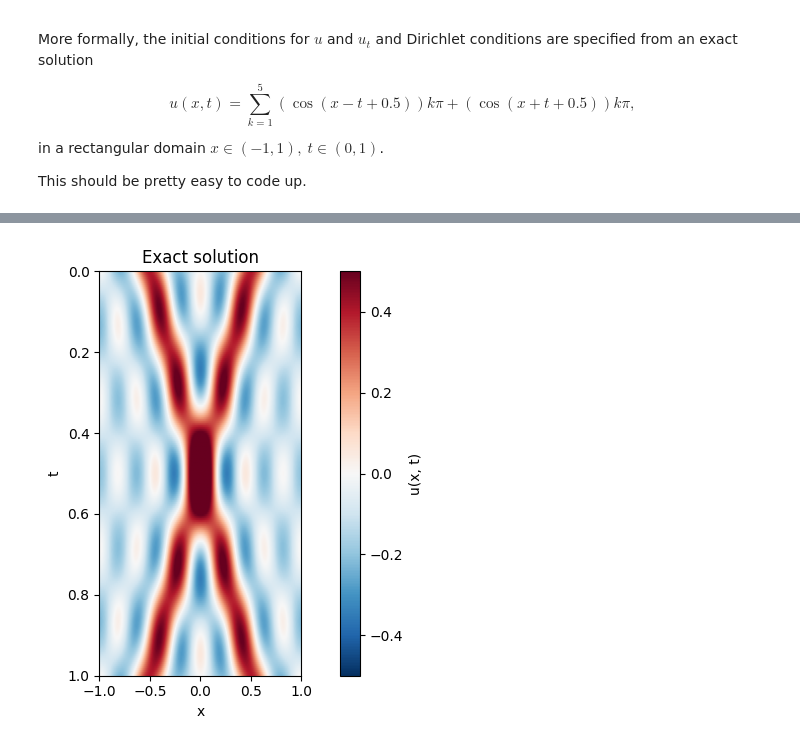
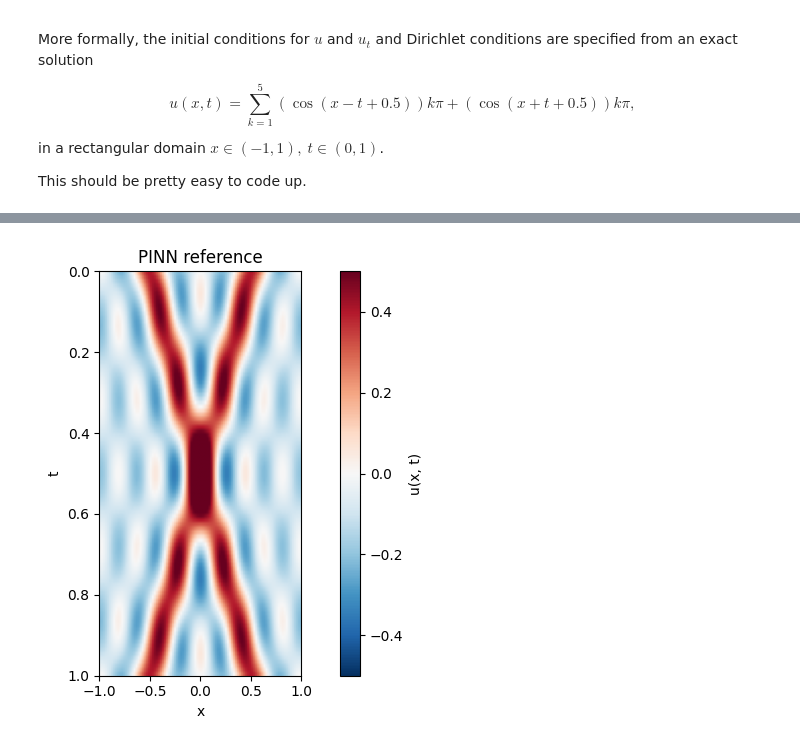
Before and after one commit to Commit2Cosmos/Transcranial-Ultrasound-ODIL, a Jupyter notebook: notebooks/reproduction/reference.ipynb, the cells around one changed output, grey strips where cells are left out. Saved outputs shown, nothing was run; the diff lists cells and outputs as text; code cells hidden in the pictures.

Commit message:
update: ODIL and PINN references

```diff
--- a/notebooks/reproduction/reference.ipynb
+++ b/notebooks/reproduction/reference.ipynb
@@ -57,5 +52,5 @@ u = get_exact(t, x)
 # %%
-def plot(uu: np.ndarray, xx: np.ndarray, tt:np.ndarray) -> None:
+def plot(uu: np.ndarray, xx: np.ndarray, tt:np.ndarray, title: str="Exact solution") -> None:
     fig, ax = plt.subplots(figsize=(8, 5))
 
     im = ax.imshow(
@@ -69,6 +64,6 @@ def plot(uu: np.ndarray, xx: np.ndarray, tt:np.ndarray) -> None:
     plt.colorbar(im, ax=ax, label='u(x, t)')
     ax.set_xlabel('x')
     ax.set_ylabel('t')
-    ax.set_title('Exact solution')
+    ax.set_title(title)
     plt.tight_layout()
     plt.show()
@@ -75,4 +79,9 @@ def plot(uu: np.ndarray, xx: np.ndarray, tt:np.ndarray) -> None:
 # %%
-plot(u, x, t)
+# PINN reference plot: arbitrary resolution
+t = np.linspace(0, 1, 100)
+x = np.linspace(-1, 1, 100)
+
+u = get_exact(t, x)
+plot(u, x, t, title='PINN reference')
 # %% [output]
-[figure, old version]
+[figure, new version]
```
Also changed, not shown: parts of 2 cells of this notebook.
